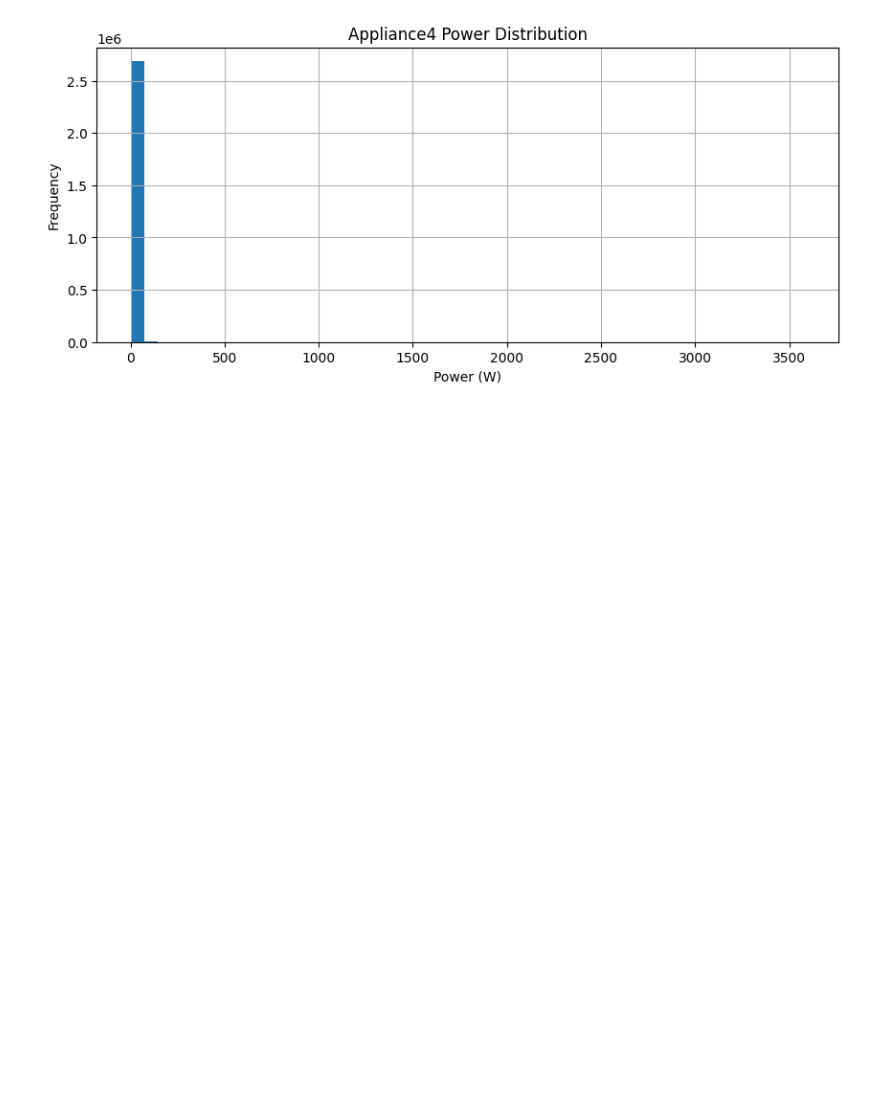
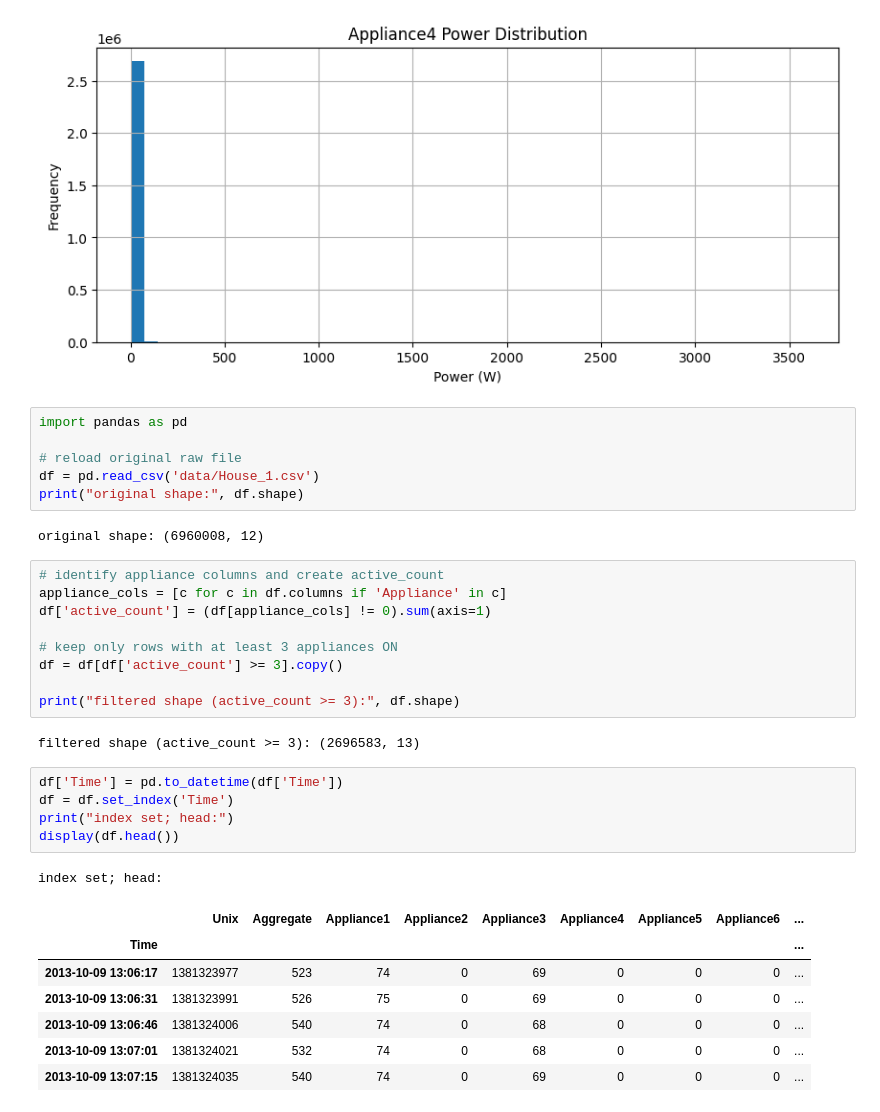
Before and after one commit to Keerthana-Uppanda/SmartEnergyProject, a Jupyter notebook: notebooks/01_Data_Analysis.ipynb, the cells around one changed output. Saved outputs shown, nothing was run; the diff lists cells and outputs as text; blank space fills up the shorter version.

```diff
--- a/notebooks/01_Data_Analysis.ipynb
+++ b/notebooks/01_Data_Analysis.ipynb
@@ -252,3 +247,36 @@ plt.ylabel("Frequency")
 plt.show()
 # %% [output]
 [figure]
+# %%
+import pandas as pd
+
+# reload original raw file
+df = pd.read_csv('data/House_1.csv')
+print("original shape:", df.shape)
+# %% [output]
+original shape: (6960008, 12)
+# %%
+# identify appliance columns and create active_count
+appliance_cols = [c for c in df.columns if 'Appliance' in c]
+df['active_count'] = (df[appliance_cols] != 0).sum(axis=1)
+
+# keep only rows with at least 3 appliances ON
+df = df[df['active_count'] >= 3].copy()
+
+print("filtered shape (active_count >= 3):", df.shape)
+# %% [output]
+filtered shape (active_count >= 3): (2696583, 13)
+# %%
+df['Time'] = pd.to_datetime(df['Time'])
+df = df.set_index('Time')
+print("index set; head:")
+display(df.head())
+# %% [output]
+index set; head:
+|  | Unix | Aggregate | Appliance1 | Appliance2 | Appliance3 | Appliance4 | Appliance5 | Appliance6 | ... |
+| Time |  |  |  |  |  |  |  |  | ... |
+| 2013-10-09 13:06:17 | 1381323977 | 523 | 74 | 0 | 69 | 0 | 0 | 0 | ... |
+| 2013-10-09 13:06:31 | 1381323991 | 526 | 75 | 0 | 69 | 0 | 0 | 0 | ... |
+| 2013-10-09 13:06:46 | 1381324006 | 540 | 74 | 0 | 68 | 0 | 0 | 0 | ... |
+| 2013-10-09 13:07:01 | 1381324021 | 532 | 74 | 0 | 68 | 0 | 0 | 0 | ... |
+| 2013-10-09 13:07:15 | 1381324035 | 540 | 74 | 0 | 69 | 0 | 0 | 0 | ... |
```
Also changed, not shown: parts of 26 cells of this notebook.
